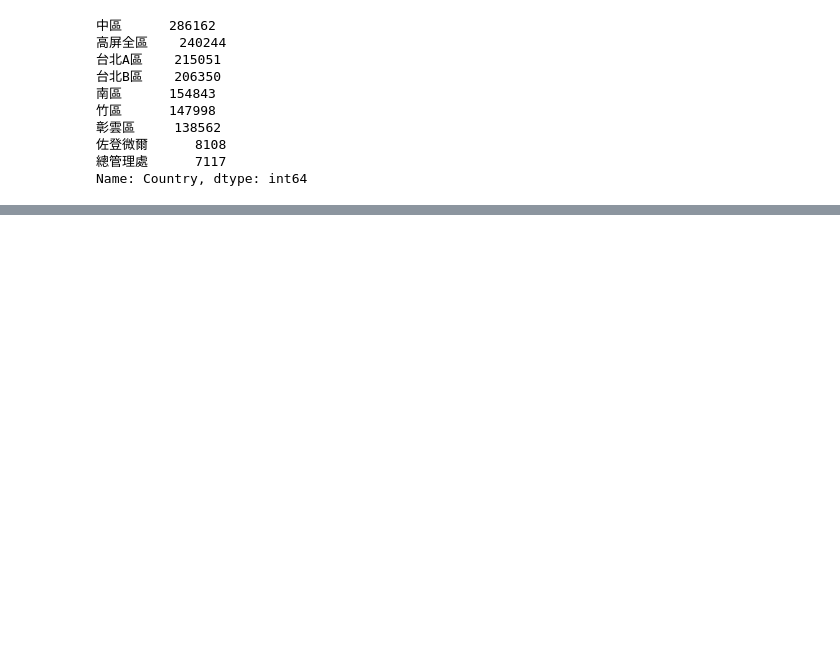
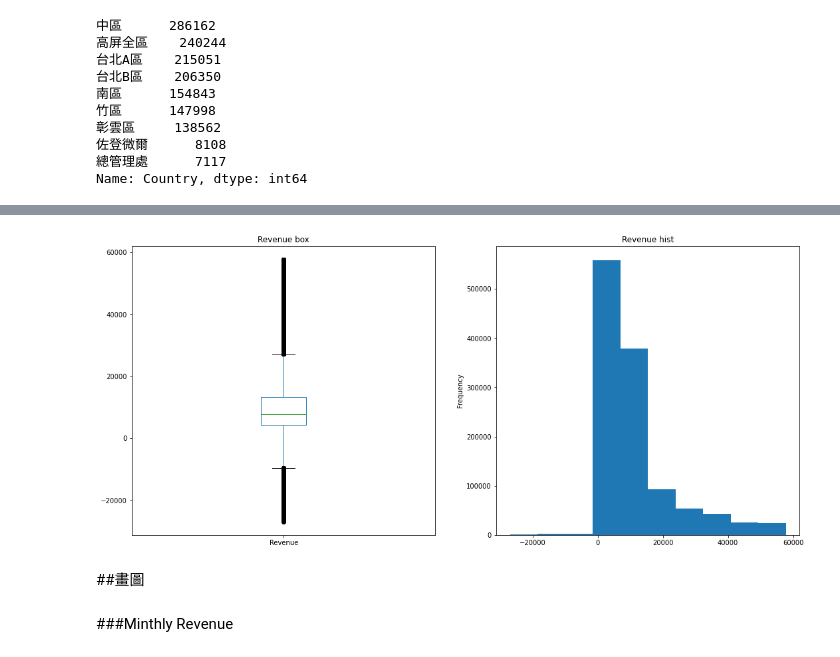
Before and after one commit to 01-slime/EDA, a Jupyter notebook: EDA.ipynb, the cells around one changed output, grey strips where cells are left out. Drawn from its saved outputs; the diff is of its cells as text; code cells hidden in the pictures; blank space fills up the shorter version.

```diff
--- a/EDA.ipynb
+++ b/EDA.ipynb
@@ -161,0 +395,13 @@ Name: 1000, dtype: object
+# %%
+#def寫python的函式
+def Outlier_treatment(datacolumn): #傳入datacolumn這個變數
+  Q1,Q3 =np.percentile(datacolumn,[25,75]) #算出Q1=25 Q3=75 這個是固定的
+  IQR = Q3-Q1
+  lower_range = Q1 - (1.5*IQR)
+  high_range = Q3 + (1.5*IQR)
+  return lower_range,high_range
+# %%
+#抓出異常值
+lowerbound,highbound = Outlier_treatment(sales_data1['Revenue'])
+
+sales_data1[(sales_data1['Revenue']< lowerbound) | (sales_data1['Revenue']>highbound)]
@@ -161,0 +422,15 @@ Name: 1000, dtype: object
+# %%
+sales_data1.drop(sales_data1[(sales_data1['Revenue']< lowerbound) | (sales_data1['Revenue']> highbound)].index,inplace=True) #去除異常值
+# %%
+figure, axis = plt.subplots(1, 2,figsize=(18,8))
+sales_data1['Revenue'].plot.box(ax=axis[0])
+axis[0].set_title('Revenue box')
+sales_data1['Revenue'].plot.hist(ax=axis[1])
+axis[1].set_title('Revenue hist')
+plt.show()
+# %% [output]
+[figure, added]
+# %% [markdown]
+##畫圖
+# %% [markdown]
+###Minthly Revenue
```
Also changed, not shown: parts of 47 cells of this notebook.
